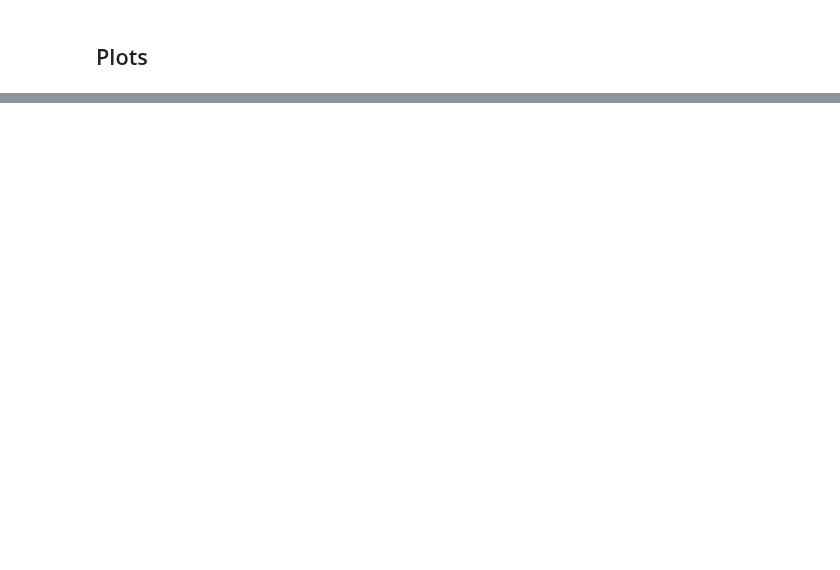
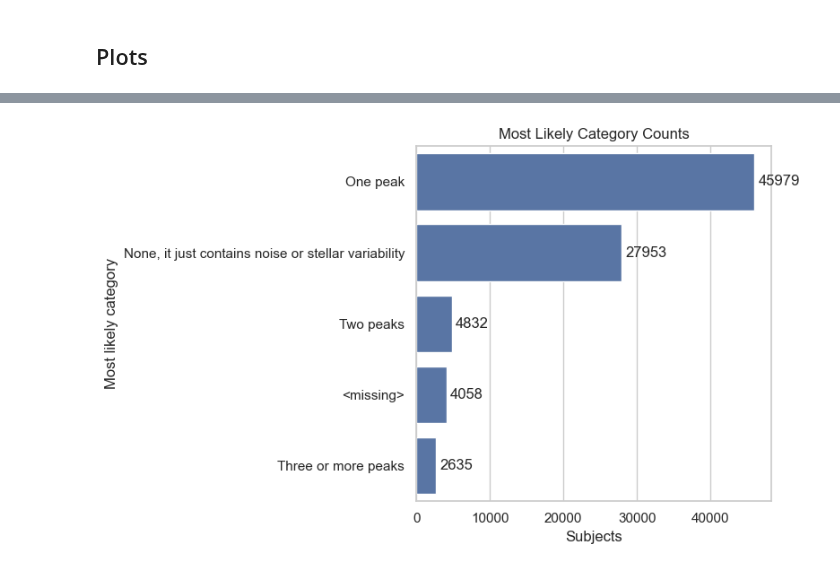
Before and after one commit to COBALT-lensing/AstroSearchLight, a Jupyter notebook: check_peaks_summary.ipynb, the cells around one changed output, grey strips where cells are left out. Cells and saved outputs as stored; diff of their text form; code cells hidden in the pictures; blank space fills up the shorter version.

```diff
--- a/check_peaks_summary.ipynb
+++ b/check_peaks_summary.ipynb
@@ -175,0 +177,35 @@ plt.tight_layout()
+# %%
+MOST_LIKELY_LABELS = {
+    0: "None, it just contains noise or stellar variability",
+    1: "One peak",
+    2: "Two peaks",
+    3: "Three or more peaks",
+}
+
+most_likely_counts = results[[MOST_LIKELY_COL]].copy()
+most_likely_counts["most_likely_category"] = (
+    pd.to_numeric(most_likely_counts[MOST_LIKELY_COL], errors="coerce")
+    .map(MOST_LIKELY_LABELS)
+    .fillna("<missing>")
+)
+most_likely_order = most_likely_counts["most_likely_category"].value_counts().index.tolist()
+
+fig, ax = plt.subplots(figsize=(8, 5))
+sns.countplot(
+    data=most_likely_counts,
+    y="most_likely_category",
+    order=most_likely_order,
+    color="C0",
+    ax=ax,
+)
+
+for container in ax.containers:
+    ax.bar_label(container, fmt="%.0f", padding=3)
+
+ax.set_title("Most Likely Category Counts")
+ax.set_xlabel("Subjects")
+ax.set_ylabel("Most likely category")
+
+plt.tight_layout()
+# %% [output]
+[figure, added]
```
Also changed, not shown: parts of 5 cells of this notebook, 5 other files.
